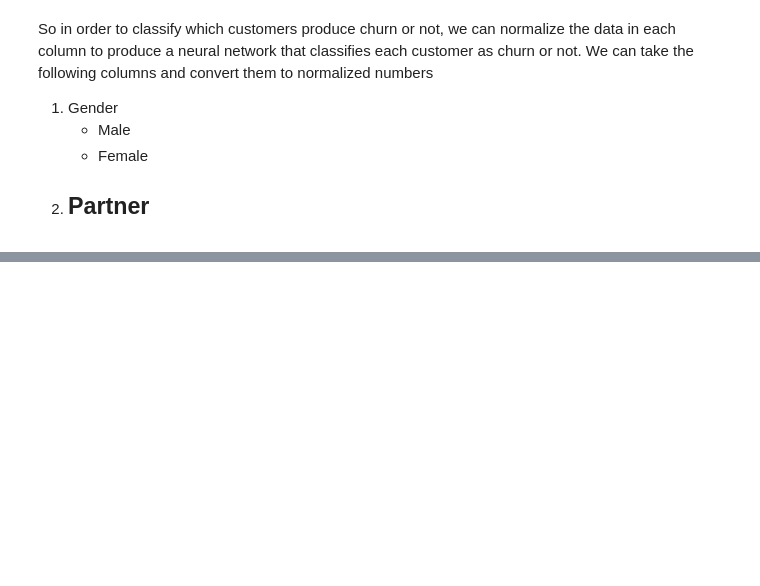
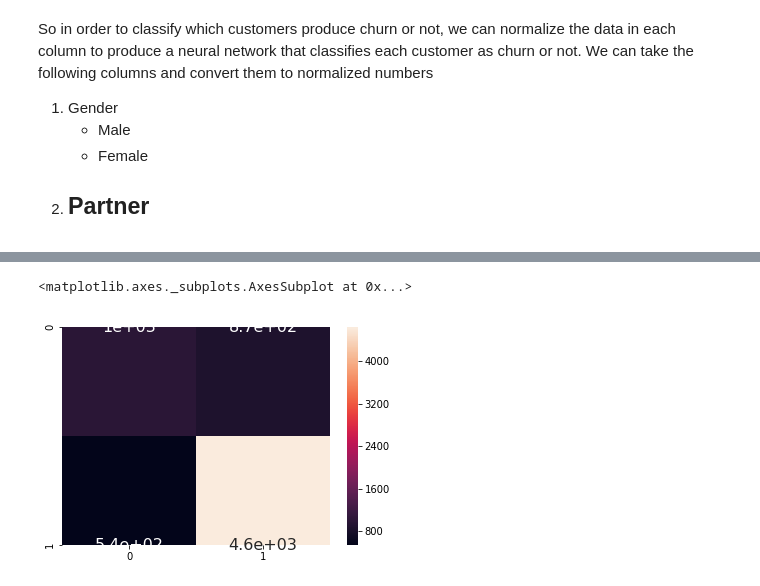
Before and after one commit to tnorlund/CustomerAnalytics, a Jupyter notebook: Churn.ipynb, the cells around one changed output, grey strips where cells are left out. Cells and saved outputs as stored; diff of their text form; code cells hidden in the pictures; blank space fills up the shorter version.

```diff
--- a/Churn.ipynb
+++ b/Churn.ipynb
@@ -344,0 +527,32 @@ ra
+# %%
+array = [
+    [
+        predictions_df[
+            (predictions_df["Y"] == 1) &
+            (predictions_df["predictions"] == 1)
+        ].shape[0],
+        predictions_df[
+            (predictions_df["Y"] == 1) &
+            (predictions_df["predictions"] == 0)
+        ].shape[0]
+    ],
+    [
+        predictions_df[
+            (predictions_df["Y"] == 0) &
+            (predictions_df["predictions"] == 1)
+        ].shape[0],
+        predictions_df[
+            (predictions_df["Y"] == 0) &
+            (predictions_df["predictions"] == 0)
+        ].shape[0]
+    ],
+]
+df_cm = pd.DataFrame(array, range(2), range(2))
+sn.heatmap(df_cm, annot=True,annot_kws={"size": 16})# font size
+# sn.heatmap(
+#     ,
+#     annot=True
+# )
+# %% [output]
+<matplotlib.axes._subplots.AxesSubplot at 0x...>
+[figure, added]
```
Also changed, not shown: parts of 5 cells of this notebook, 4 other files.
